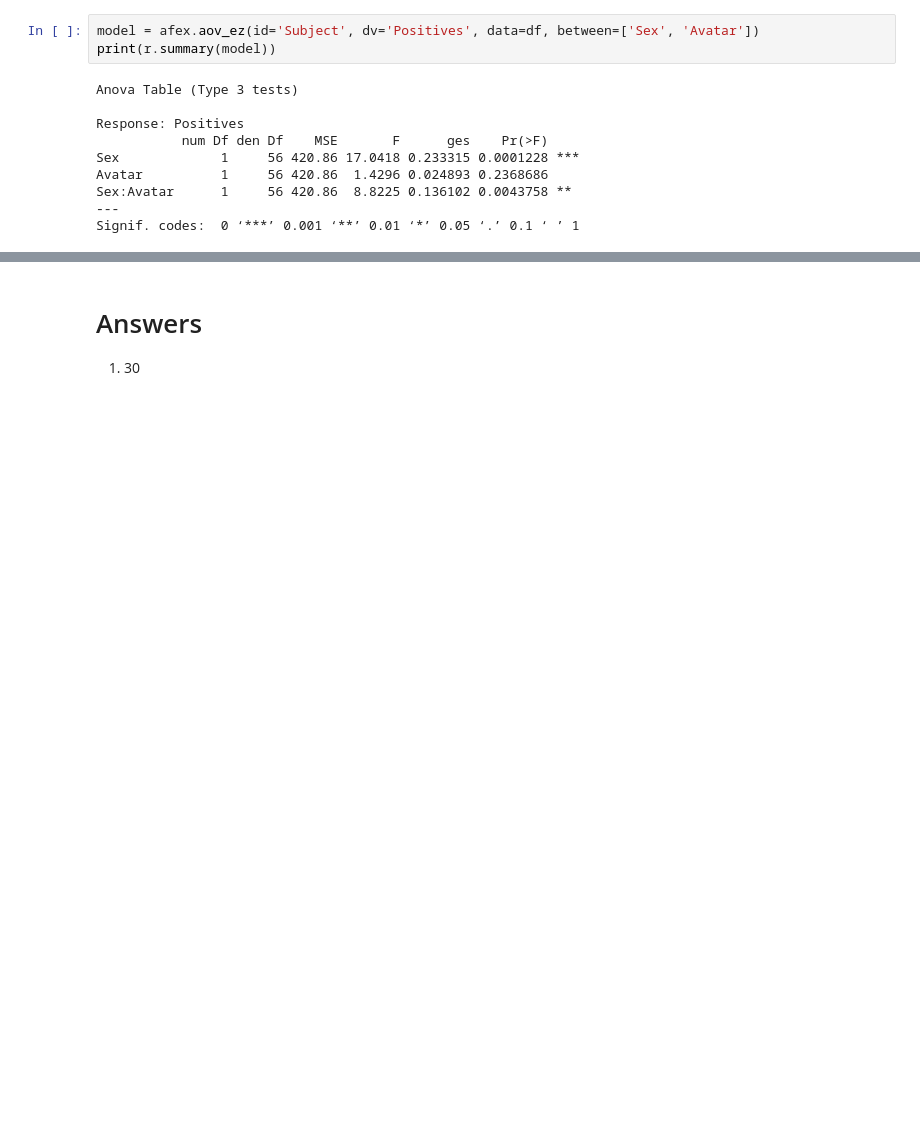
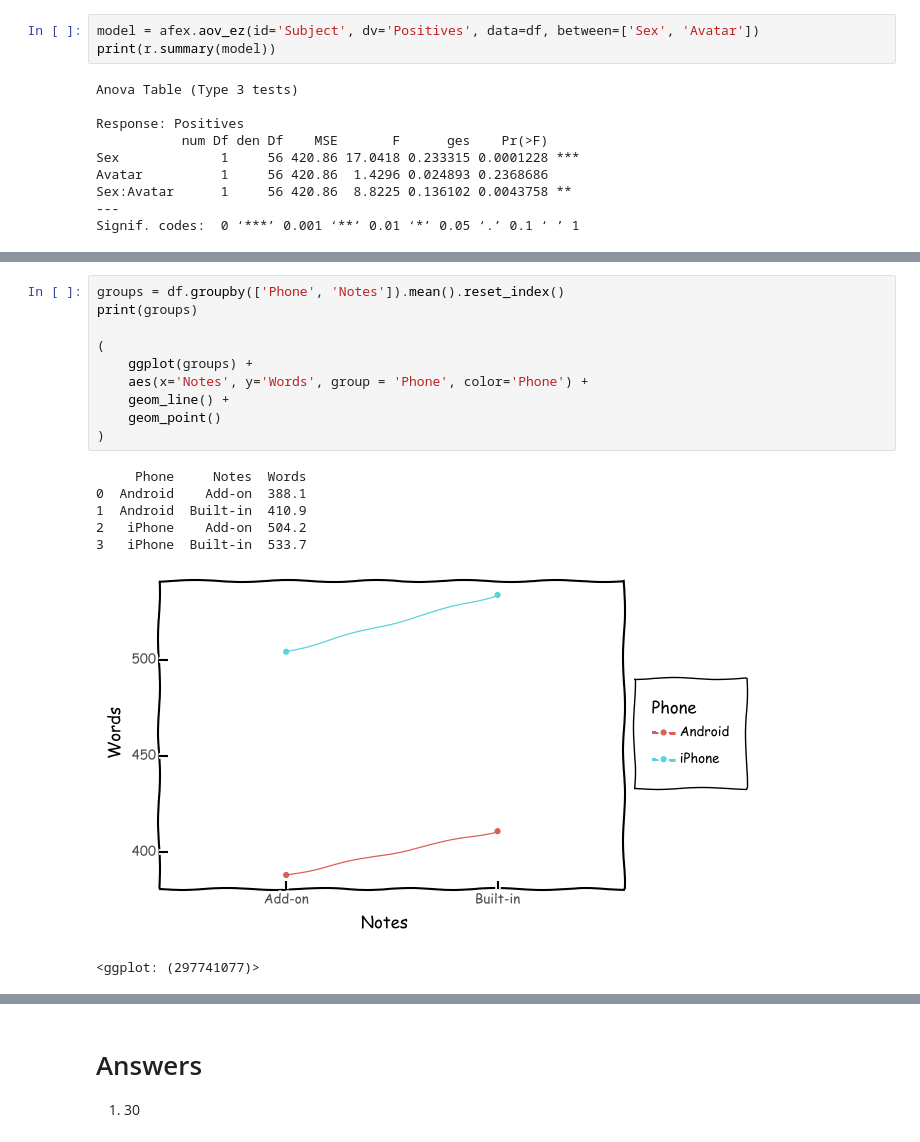
Before and after one commit to roland-hochmuth/designexperiments, a Jupyter notebook: week-7.ipynb, the cells around one changed output, grey strips where cells are left out. Drawn from its saved outputs; the diff is of its cells as text; blank space fills up the shorter version.

```diff
--- a/week-7.ipynb
+++ b/week-7.ipynb
@@ -149,0 +232,18 @@ Signif. codes:  0 ‘***’ 0.001 ‘**’ 0.01 ‘*’ 0.05 ‘.’ 0.1 ‘ ’
+# %%
+groups = df.groupby(['Phone', 'Notes']).mean().reset_index()
+print(groups)
+
+(
+    ggplot(groups) +
+    aes(x='Notes', y='Words', group = 'Phone', color='Phone') +
+    geom_line() +
+    geom_point()
+)
+# %% [output]
+     Phone     Notes  Words
+0  Android    Add-on  388.1
+1  Android  Built-in  410.9
+2   iPhone    Add-on  504.2
+3   iPhone  Built-in  533.7
+[figure, added]
+<ggplot: (297741077)>
```
Also changed, not shown: parts of 11 cells of this notebook, 2 other files.
